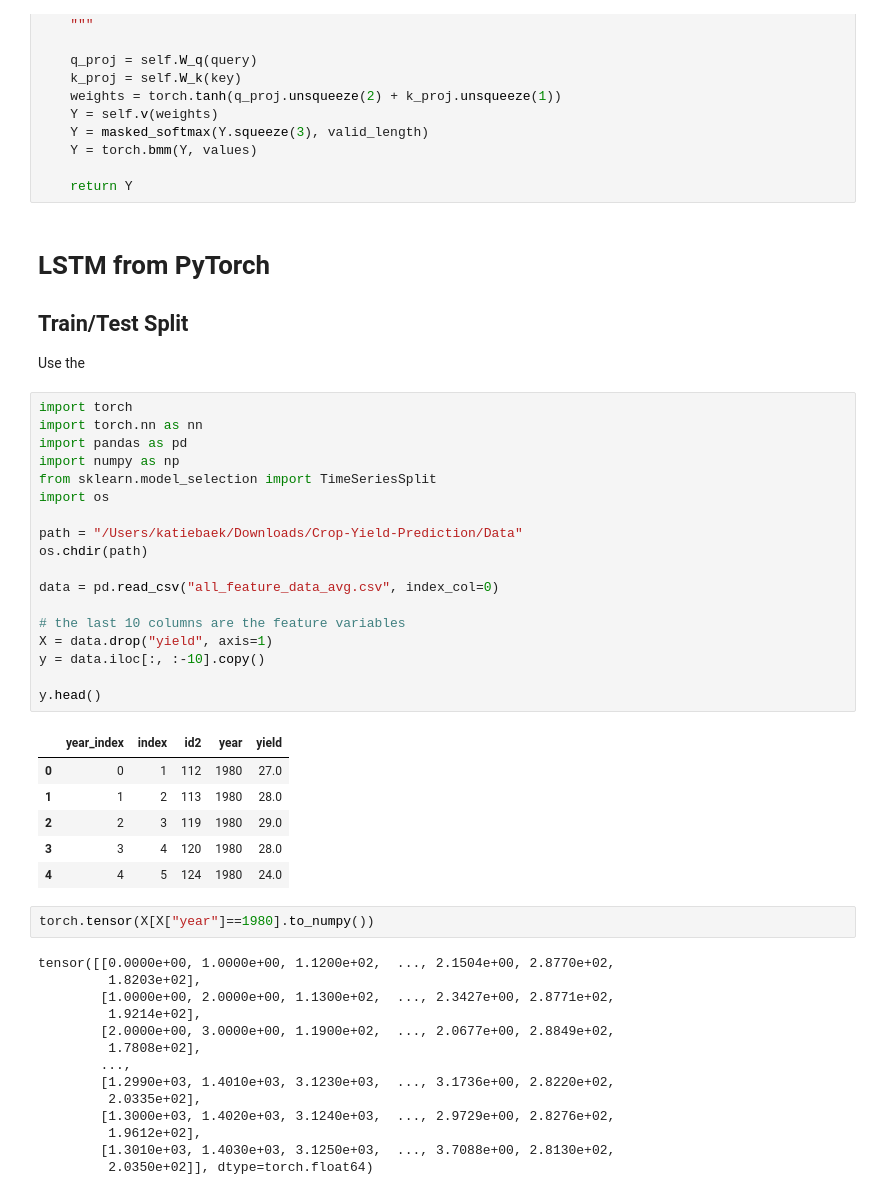
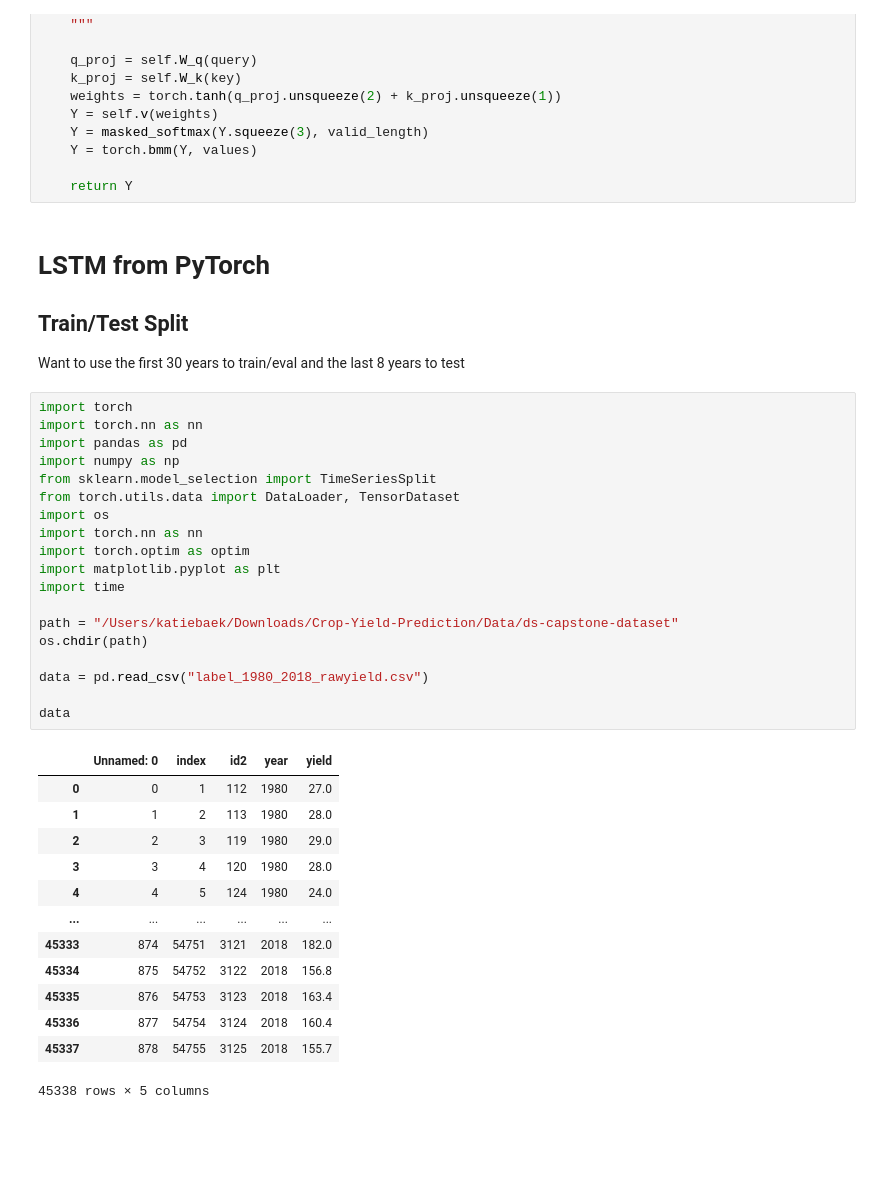
Before and after one commit to baekka1/Crop-Yield-Prediction, a Jupyter notebook: Notebooks/Week3_Tasks/LSTM.ipynb, the cells around one changed output. Saved outputs shown, nothing was run; the diff lists cells and outputs as text; blank space fills up the shorter version.

```diff
--- a/Notebooks/Week3_Tasks/LSTM.ipynb
+++ b/Notebooks/Week3_Tasks/LSTM.ipynb
@@ -195,45 +195,37 @@ class MLPAttention(nn.Module):
 
 ## Train/Test Split
 
-Use the
+Want to use the first 30 years to train/eval and the last 8 years to test
 # %%
 import torch
 import torch.nn as nn
 import pandas as pd
 import numpy as np
 from sklearn.model_selection import TimeSeriesSplit
+from torch.utils.data import DataLoader, TensorDataset
 import os
+import torch.nn as nn
+import torch.optim as optim
+import matplotlib.pyplot as plt
+import time
 
-path = "/Users/katiebaek/Downloads/Crop-Yield-Prediction/Data"
+path = "/Users/katiebaek/Downloads/Crop-Yield-Prediction/Data/ds-capstone-dataset"
 os.chdir(path)
 
-data = pd.read_csv("all_feature_data_avg.csv", index_col=0)
+data = pd.read_csv("label_1980_2018_rawyield.csv")
 
-# the last 10 columns are the feature variables
-X = data.drop("yield", axis=1)
-y = data.iloc[:, :-10].copy()
-
-y.head()
+data
 # %% [output]
-|  | year_index | index | id2 | year | yield |
+|  | Unnamed: 0 | index | id2 | year | yield |
 | 0 | 0 | 1 | 112 | 1980 | 27.0 |
 | 1 | 1 | 2 | 113 | 1980 | 28.0 |
 | 2 | 2 | 3 | 119 | 1980 | 29.0 |
 | 3 | 3 | 4 | 120 | 1980 | 28.0 |
 | 4 | 4 | 5 | 124 | 1980 | 24.0 |
+| ... | ... | ... | ... | ... | ... |
+| 45333 | 874 | 54751 | 3121 | 2018 | 182.0 |
+| 45334 | 875 | 54752 | 3122 | 2018 | 156.8 |
+| 45335 | 876 | 54753 | 3123 | 2018 | 163.4 |
+| 45336 | 877 | 54754 | 3124 | 2018 | 160.4 |
+| 45337 | 878 | 54755 | 3125 | 2018 | 155.7 |
+45338 rows × 5 columns
-# %%
-torch.tensor(X[X["year"]==1980].to_numpy())
-# %% [output]
-tensor([[0.0000e+00, 1.0000e+00, 1.1200e+02,  ..., 2.1504e+00, 2.8770e+02,
-         1.8203e+02],
-        [1.0000e+00, 2.0000e+00, 1.1300e+02,  ..., 2.3427e+00, 2.8771e+02,
-         1.9214e+02],
-        [2.0000e+00, 3.0000e+00, 1.1900e+02,  ..., 2.0677e+00, 2.8849e+02,
-         1.7808e+02],
-        ...,
-        [1.2990e+03, 1.4010e+03, 3.1230e+03,  ..., 3.1736e+00, 2.8220e+02,
-         2.0335e+02],
-        [1.3000e+03, 1.4020e+03, 3.1240e+03,  ..., 2.9729e+00, 2.8276e+02,
-         1.9612e+02],
-        [1.3010e+03, 1.4030e+03, 3.1250e+03,  ..., 3.7088e+00, 2.8130e+02,
-         2.0350e+02]], dtype=torch.float64)
```
Also changed, not shown: parts of 8 cells of this notebook.
